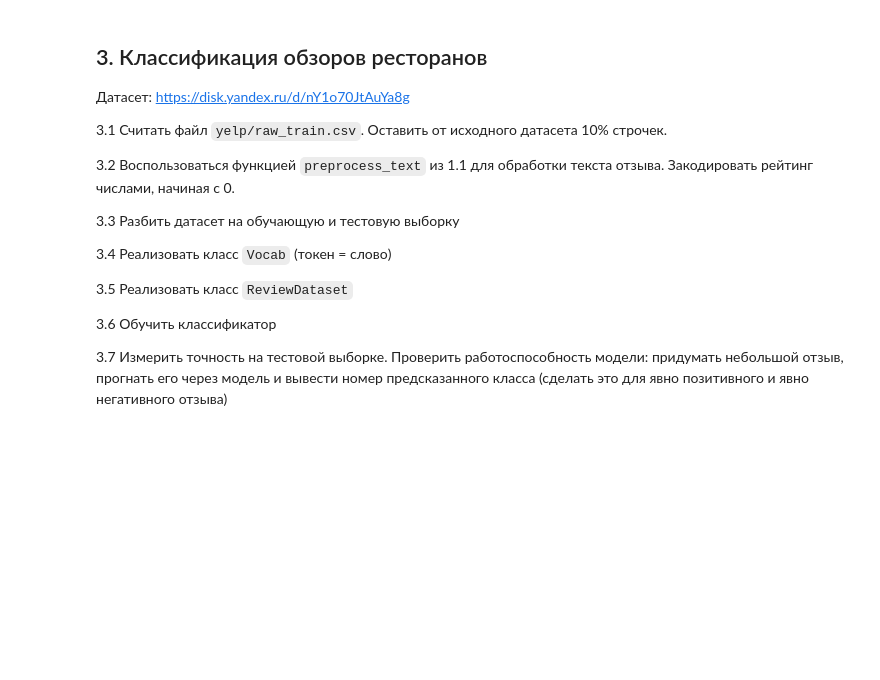
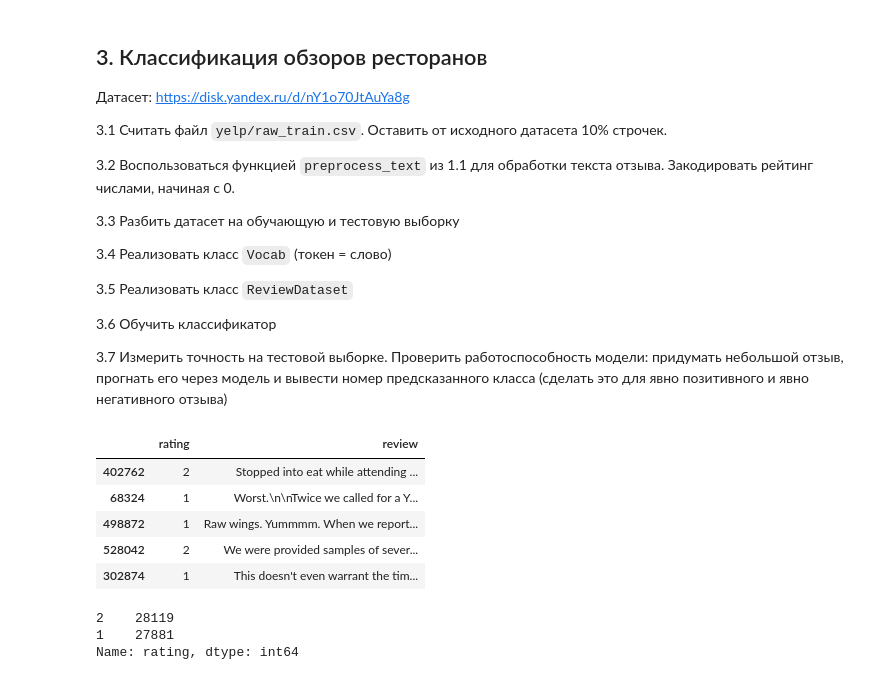
Before and after one commit to vktrbr/tadimo_2_sem, a Jupyter notebook: 05_NLP_1_intro.ipynb, the cells around one changed output. Drawn from its saved outputs; the diff is of its cells as text; code cells hidden in the pictures; blank space fills up the shorter version.

```diff
--- a/05_NLP_1_intro.ipynb
+++ b/05_NLP_1_intro.ipynb
@@ -268,0 +353,18 @@ class Vocab:
+# %%
+# 3.1
+
+reviews_tr = pd.read_csv('data/raw_train.csv', names=['rating', 'review']).sample(frac=0.1, random_state=21)
+reviews_tr.head()
+# %% [output]
+|  | rating | review |
+| 402762 | 2 | Stopped into eat while attending ... |
+| 68324 | 1 | Worst.\n\nTwice we called for a Y... |
+| 498872 | 1 | Raw wings. Yummmm. When we report... |
+| 528042 | 2 | We were provided samples of sever... |
+| 302874 | 1 | This doesn't even warrant the tim... |
+# %%
+reviews_tr.rating.value_counts()
+# %% [output]
+2    28119
+1    27881
+Name: rating, dtype: int64
```
Also changed, not shown: parts of 33 cells of this notebook.
